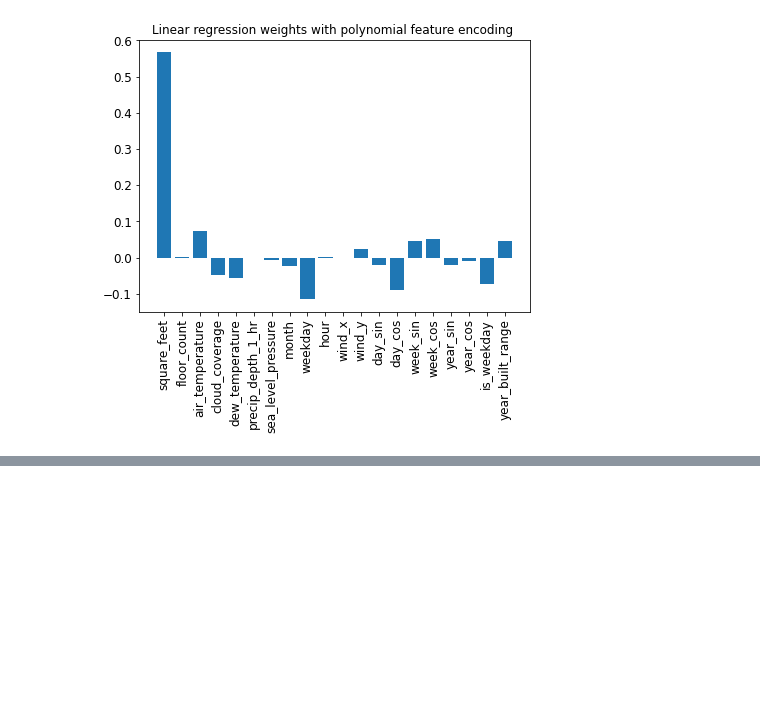
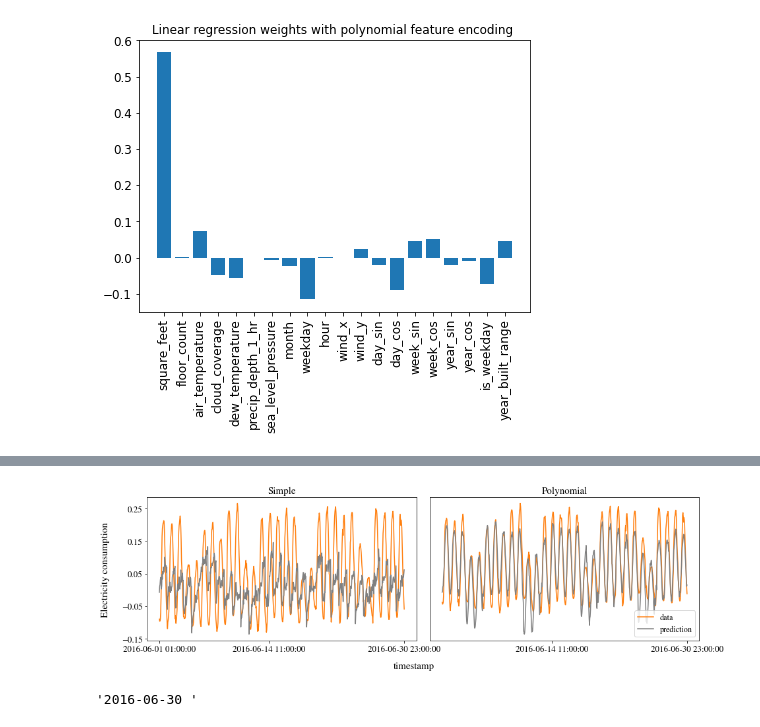
Before and after one commit to TamaraSumarac/6.862_MachineLearningProject, a Jupyter notebook: BuildingEnergyConsumption/Code/Development_LinearRegression.ipynb, the cells around one changed output, grey strips where cells are left out. Cells and saved outputs as stored; diff of their text form; code cells hidden in the pictures; blank space fills up the shorter version.

```diff
--- a/BuildingEnergyConsumption/Code/Development_LinearRegression.ipynb
+++ b/BuildingEnergyConsumption/Code/Development_LinearRegression.ipynb
@@ -1123,0 +1160,46 @@ plot_linear_regression_weights(train_data,linear_regression_model, feature_encod
+# %%
+import matplotlib
+matplotlib.rcParams["mathtext.fontset"] = "stix"
+matplotlib.rcParams['font.family'] = 'STIXGeneral'
+matplotlib.rcParams.update({'font.size': 12})
+
+fig = plt.figure(figsize =(15,4))
+coord1 = 121
+coord2 = 122
+
+len_ts = len(timestamp_test.values)
+
+plt.subplots_adjust(wspace=0.05, hspace=0)
+
+plt.subplot(coord1)
+plt.plot(test_features_new_s.groupby(by = "timestamp").mean().filter(["timestamp", "meter_reading"]), color = 'C1', label = 'data')
+plt.plot(y_norm_s.groupby(by = "timestamp").mean().filter(["timestamp", "prediction"]), color = 'gray', label = 'prediction')
+plt.title('Simple', fontsize = 15)
+len_ts = len(timestamp_test.values)
+plt.xticks([timestamp_test.values[0],timestamp_test.values[int(len_ts/2)],timestamp_test.values[-1]], fontsize = '13')
+plt.yticks([0.25,0.15,0.05,-0.05,-0.15],fontsize = 13)
+
+plt.subplot(coord2)
+plt.plot(test_features_new_p.groupby(by = "timestamp").mean().filter(["timestamp", "meter_reading"]), color = 'C1', label = 'data')
+plt.plot(y_norm_p.groupby(by = "timestamp").mean().filter(["timestamp", "prediction"]), color = 'gray', label = 'prediction')
+plt.title('Polynomial', fontsize = 15)
+plt.xticks([timestamp_test.values[int(len_ts/2)],timestamp_test.values[-1]], fontsize = '13')
+plt.tick_params(
+    axis='y',          # changes apply to the x-axis
+    which='both',      # both major and minor ticks are affected
+    left=False,      # ticks along the bottom edge are off
+    right=False,         # ticks along the top edge are off
+    labelleft=False) # labels along the bottom edge are off
+plt.legend(loc = 'lower right' ,fontsize = 12)
+
+fig.text(0.5, -0.02, 'timestamp', ha='center',fontsize = 15)
+fig.text(0.06, 0.5, 'Electricity consumption', va='center', rotation='vertical',fontsize = 15)
+
+plt.savefig('LR.pdf', transparency = True,bbox_inches='tight')
+plt.show()
+# %% [output]
+[figure, added]
+# %%
+timestamp_test.values[-1][:11]
+# %% [output]
+'2016-06-30 '
```
Also changed, not shown: parts of 14 cells of this notebook, 2 other files.
